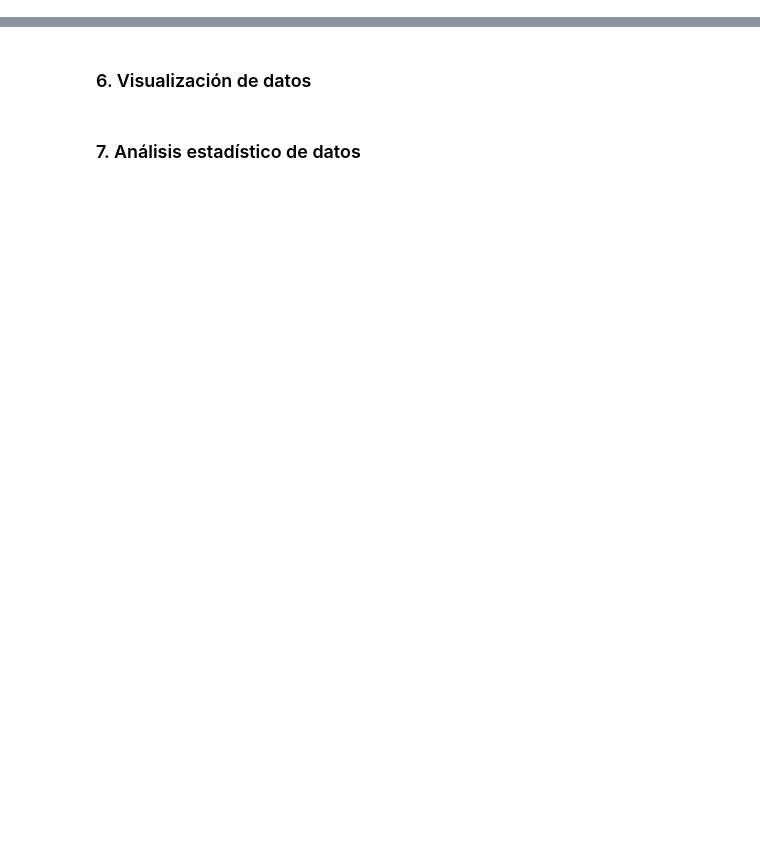
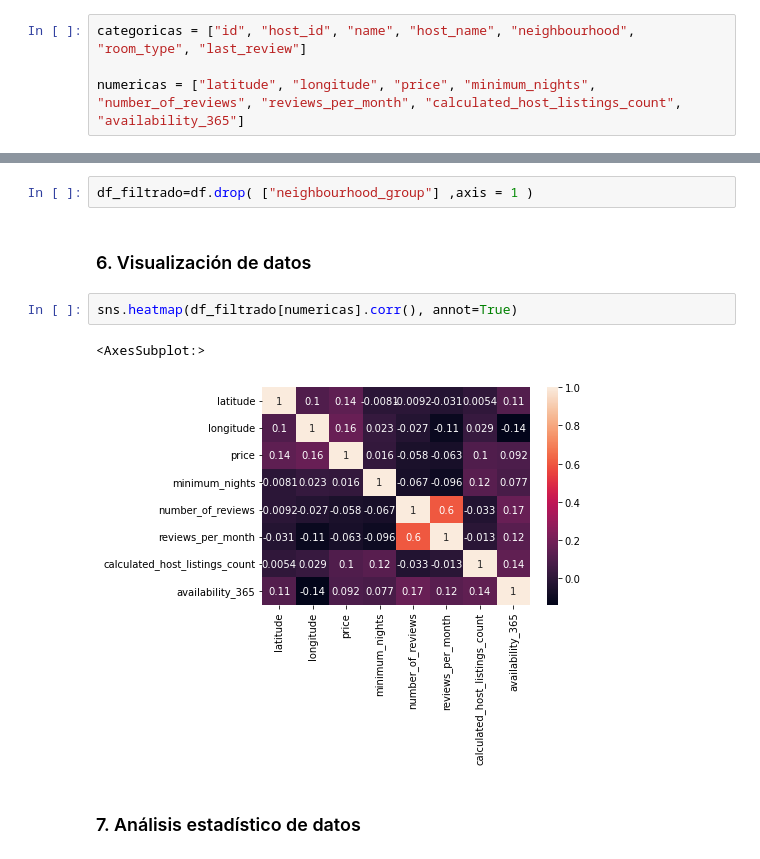
Before and after one commit to stph89/AirBnB_Data_Visualizations_Streamlit, a Jupyter notebook: Sidney_AirBnB_Project.ipynb, the cells around one changed output, grey strips where cells are left out. Cells and saved outputs as stored; diff of their text form; blank space fills up the shorter version.

```diff
--- a/Sidney_AirBnB_Project.ipynb
+++ b/Sidney_AirBnB_Project.ipynb
@@ -56,4 +106,8 @@ df
 # %% [markdown]
 > #### 4.2. Nombre y tipo de variables (columnas).
+# %%
+categoricas = ["id", "host_id", "name", "host_name", "neighbourhood", "room_type", "last_review"]
+
+numericas = ["latitude", "longitude", "price", "minimum_nights", "number_of_reviews", "reviews_per_month", "calculated_host_listings_count", "availability_365"]
 # %% [markdown]
 > #### 4.3. Información de filas (primeras y últimas).
@@ -66,4 +145,11 @@ df
+# %%
+df_filtrado=df.drop( ["neighbourhood_group"] ,axis = 1 )
 # %% [markdown]
 ### 6. Visualización de datos
+# %%
+sns.heatmap(df_filtrado[numericas].corr(), annot=True)
+# %% [output]
+<AxesSubplot:>
+[figure, added]
 # %% [markdown]
 ### 7. Análisis estadístico de datos
```
Also changed, not shown: parts of 13 cells of this notebook.
